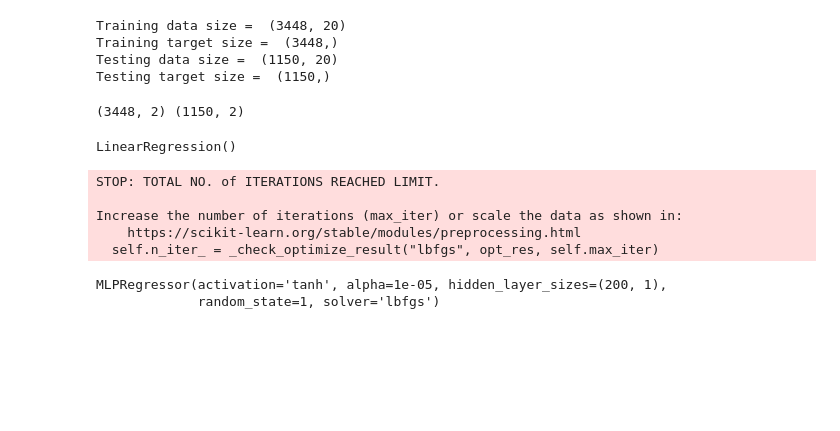
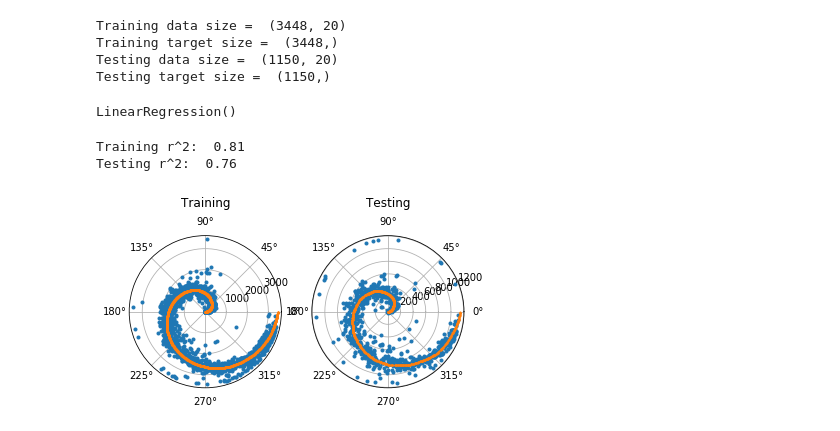
Before and after one commit to sekunder/NMA_Project, a Jupyter notebook: Decoding Orientation Models.ipynb, the cells around one changed output. Drawn from its saved outputs; the diff is of its cells as text; code cells hidden in the pictures; blank space fills up the shorter version.

Commit message:
Add files via upload
Changes output to have two variables, cosine and sine of the orientation angle, and tested MLP

```diff
--- a/Decoding Orientation Models.ipynb
+++ b/Decoding Orientation Models.ipynb
@@ -66,28 +66,49 @@ Training data size =  (3448, 20)
 Training target size =  (3448,)
 Testing data size =  (1150, 20)
 Testing target size =  (1150,)
-# %%
-
-y_train_2d =  np.concatenate((np.cos(y_train), np.sin(y_train))).reshape(len(y_train),2)
-y_test_2d =  np.concatenate((np.cos(y_test), np.sin(y_test))).reshape(len(y_test),2)
-print(y_train_2d.shape, y_test_2d.shape)
-# %% [output]
-(3448, 2) (1150, 2)
 # %%
 from sklearn.linear_model import LinearRegression
 mod = LinearRegression()
 mod.fit(X_train, y_train)
 # %% [output]
 LinearRegression()
+# %%
+def plot_model_results(output_train, y_train, output_test, y_test):
+    from matplotlib import pyplot as plt
+    from scipy.stats import circmean, pearsonr
+    fig = plt.figure()
+    #@ Training data
+    idx = np.argsort(y_train.T)
+    fig.add_subplot(1,2,1,polar = True)
+    plt.polar(output_train[idx],np.arange(len(output_train)),'.')
+    plt.polar(y_train[idx],np.arange(len(output_train)),'.',markersize = 2, alpha = 1)
+    plt.title('Training\n')
+
+    x = np.sin(output_train - circmean(output_train))
+    y = np.sin(y_train - circmean(y_train))
+    acc1 = pearsonr(x,y)[0]**2
+
+    #@ Testing data
+    idx = np.argsort(y_test.T)
+    fig.add_subplot(1,2,2,polar = True)
+    plt.polar(output_test[idx],np.arange(len(output_test)),'.')
+    plt.polar(y_test[idx],np.arange(len(output_test)),'.',markersize = 2, alpha = 1)
+    plt.title('Testing\n')
+
+    x = np.sin(output_test - circmean(output_test))
+    y = np.sin(y_test - circmean(y_test))
+    acc2 = pearsonr(x,y)[0]**2
+
+    print('Training r^2: ',f'{acc1:.2f}')
+    print('Testing r^2: ',f'{acc2:.2f}')
+
+    return None
 # %%
 from sklearn.neural_network import MLPRegressor
-mod2 = MLPRegressor(solver='lbfgs',activation= 'tanh' , alpha=1e-5, hidden_layer_sizes=(200,1), random_state=1)
-mod2.fit(X_train, [np.cos(y_train), np.sin(y_train)])
+mod2 = MLPRegressor(solver='lbfgs',activation= 'tanh' , alpha=1e-5, hidden_layer_sizes=(20,1), random_state=1, max_iter = 1e4)
+mod2.fit(X_train, y_train)
+plot_model_results(mod2.predict(X_train), y_train, mod2.predict(X_test), y_test)
 # %% [output]
-STOP: TOTAL NO. of ITERATIONS REACHED LIMIT.
-
-Increase the number of iterations (max_iter) or scale the data as shown in:
-    https://scikit-learn.org/stable/modules/preprocessing.html
-  self.n_iter_ = _check_optimize_result("lbfgs", opt_res, self.max_iter)
+Training r^2:  0.81
+Testing r^2:  0.76
-MLPRegressor(activation='tanh', alpha=1e-05, hidden_layer_sizes=(200, 1),
-             random_state=1, solver='lbfgs')
+[figure, added]
```
Also changed, not shown: parts of 6 cells of this notebook.
